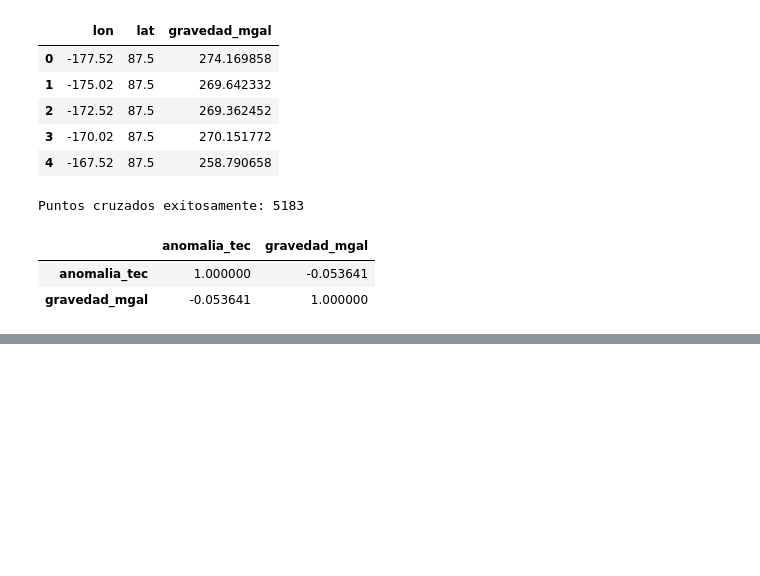
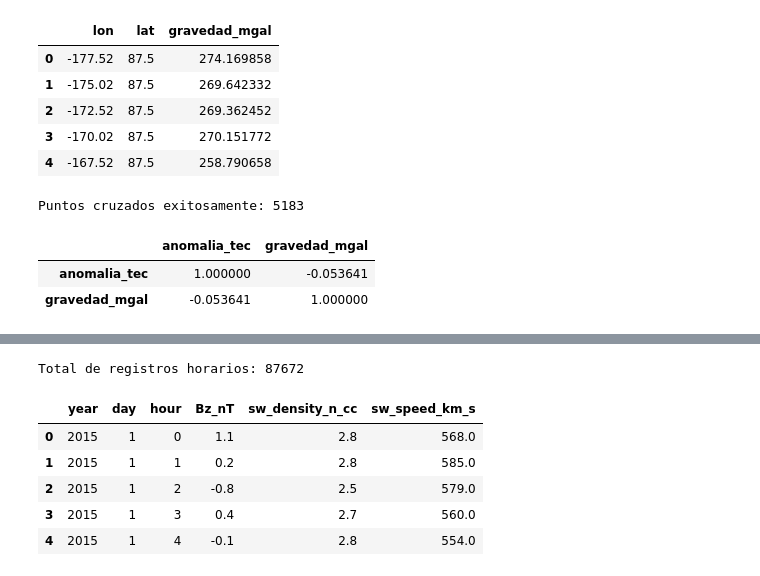
Before and after one commit to vicho654ust-hub/portafolio-clima-espacial, a Jupyter notebook: 1.mvp_viento_solar_ap.ipynb, the cells around one changed output, grey strips where cells are left out. Drawn from its saved outputs; the diff is of its cells as text; code cells hidden in the pictures; blank space fills up the shorter version.

```diff
--- a/1.mvp_viento_solar_ap.ipynb
+++ b/1.mvp_viento_solar_ap.ipynb
@@ -377,0 +396,23 @@ Puntos cruzados exitosamente: 5183
+# %%
+import pandas as pd
+
+col_names = {0: "year", 1: "day", 2: "hour", 16: "Bz_nT",
+             23: "sw_density_n_cc", 24: "sw_speed_km_s"}
+
+dfs = []
+for year in range(2015, 2025):
+    df_year = pd.read_csv(f"omni_{year}.dat", sep=r"\s+", header=None)
+    df_year = df_year[list(col_names.keys())].rename(columns=col_names)
+    dfs.append(df_year)
+
+df_wind_completo = pd.concat(dfs, ignore_index=True)
+print(f"Total de registros horarios: {len(df_wind_completo)}")
+df_wind_completo.head()
+# %% [output]
+Total de registros horarios: 87672
+|  | year | day | hour | Bz_nT | sw_density_n_cc | sw_speed_km_s |
+| 0 | 2015 | 1 | 0 | 1.1 | 2.8 | 568.0 |
+| 1 | 2015 | 1 | 1 | 0.2 | 2.8 | 585.0 |
+| 2 | 2015 | 1 | 2 | -0.8 | 2.5 | 579.0 |
+| 3 | 2015 | 1 | 3 | 0.4 | 2.7 | 560.0 |
+| 4 | 2015 | 1 | 4 | -0.1 | 2.8 | 554.0 |
```
Also changed, not shown: parts of 9 cells of this notebook.
